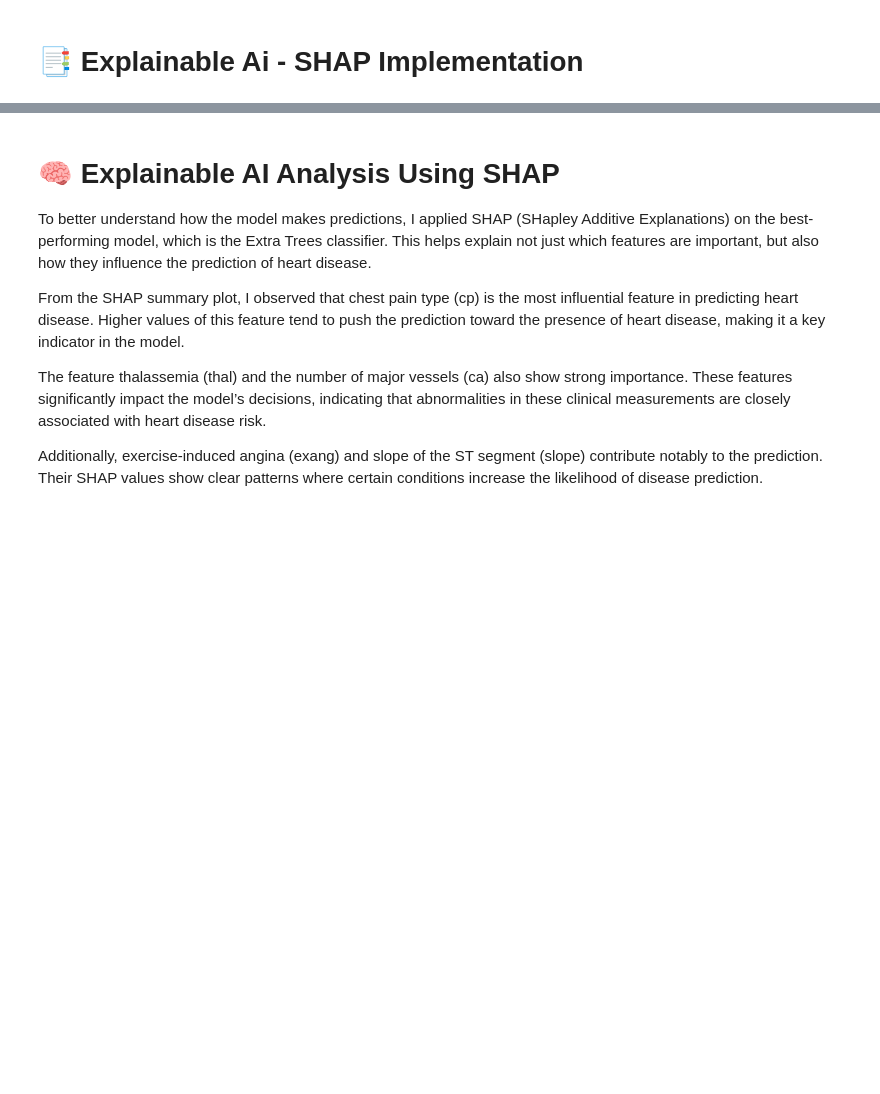
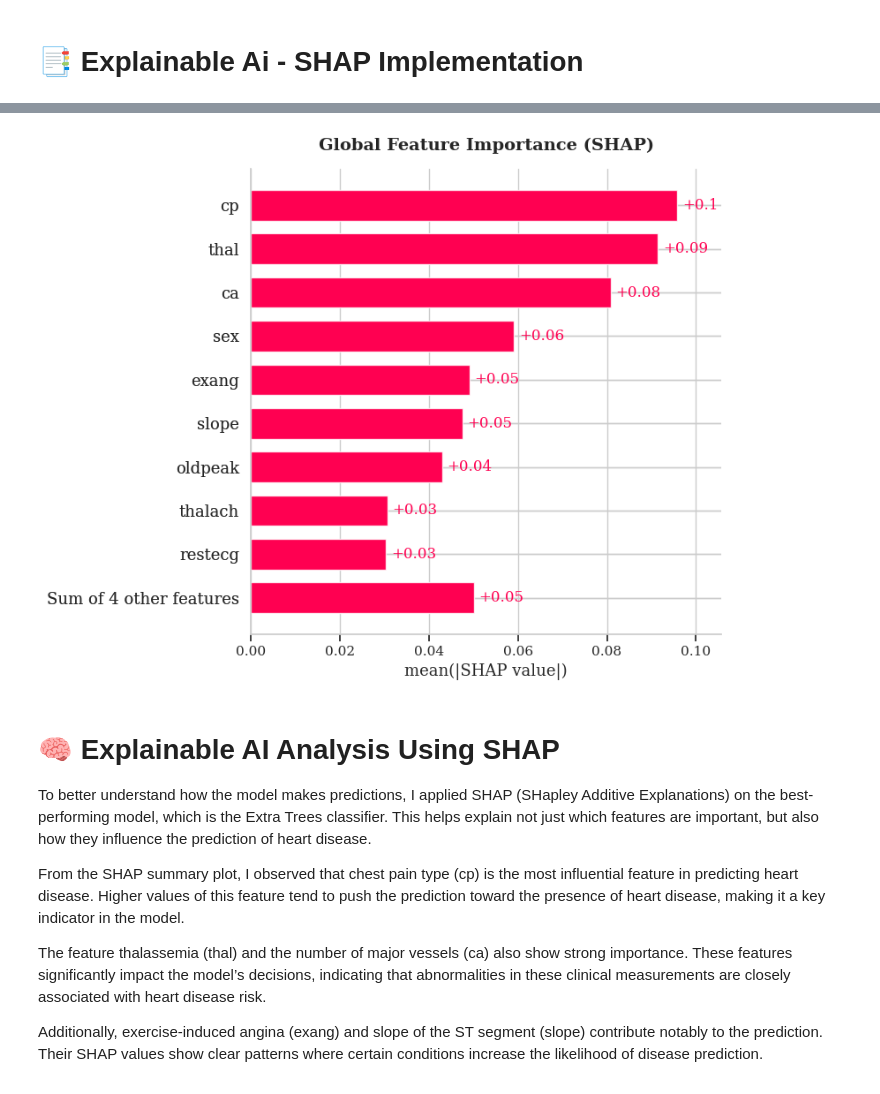
Before and after one commit to jabedkhanjb/Advancing-Early-Heart-Disease-Detection-Using-Explainable-AI-in-Healthcare-Systems, a Jupyter notebook: Advancing Early Heart Disease Detection Using Explainable AI in Healthcare Systems.ipynb, the cells around one changed output, grey strips where cells are left out. Saved outputs shown, nothing was run; the diff lists cells and outputs as text; code cells hidden in the pictures; blank space fills up the shorter version.

```diff
--- a/Advancing Early Heart Disease Detection Using Explainable AI in Healthcare Systems.ipynb
+++ b/Advancing Early Heart Disease Detection Using Explainable AI in Healthcare Systems.ipynb
@@ -753,3 +687,20 @@ plt.show()
+# %%
+plt.rcParams["font.family"] = "serif"
+
+shap.plots.bar(shap_values_hd, show=False)
+
+plt.title(
+    "Global Feature Importance (SHAP)",
+    fontsize=14,
+    fontweight="bold",
+    pad=15
+)
+
+plt.tight_layout()
+plt.savefig("shap_bar.png", dpi=300, bbox_inches="tight")
+plt.show()
+# %% [output]
+[figure, added]
 # %% [markdown]
 # 🧠 Explainable AI Analysis Using SHAP
 
```
Also changed, not shown: parts of 28 cells of this notebook, 6 other files.
